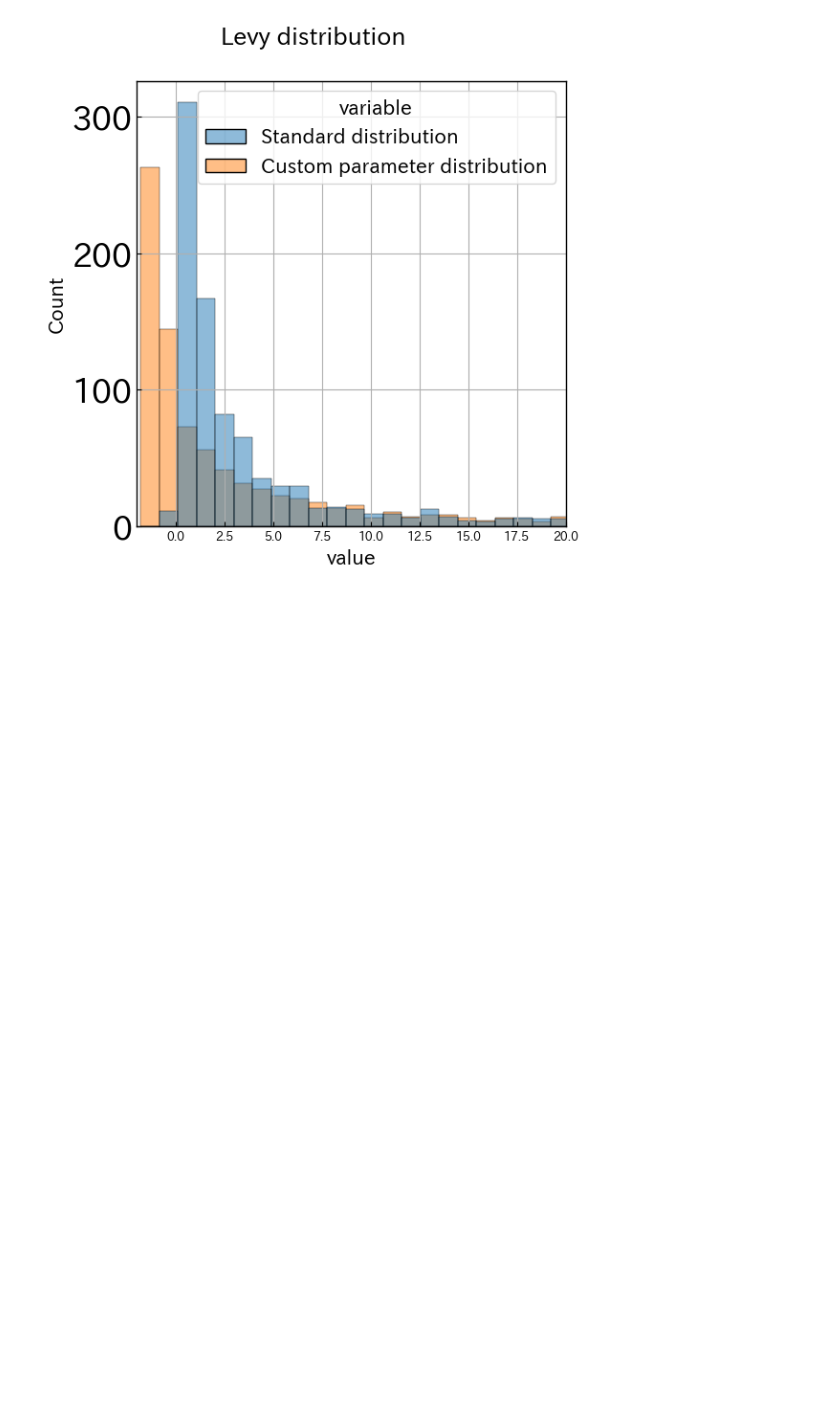
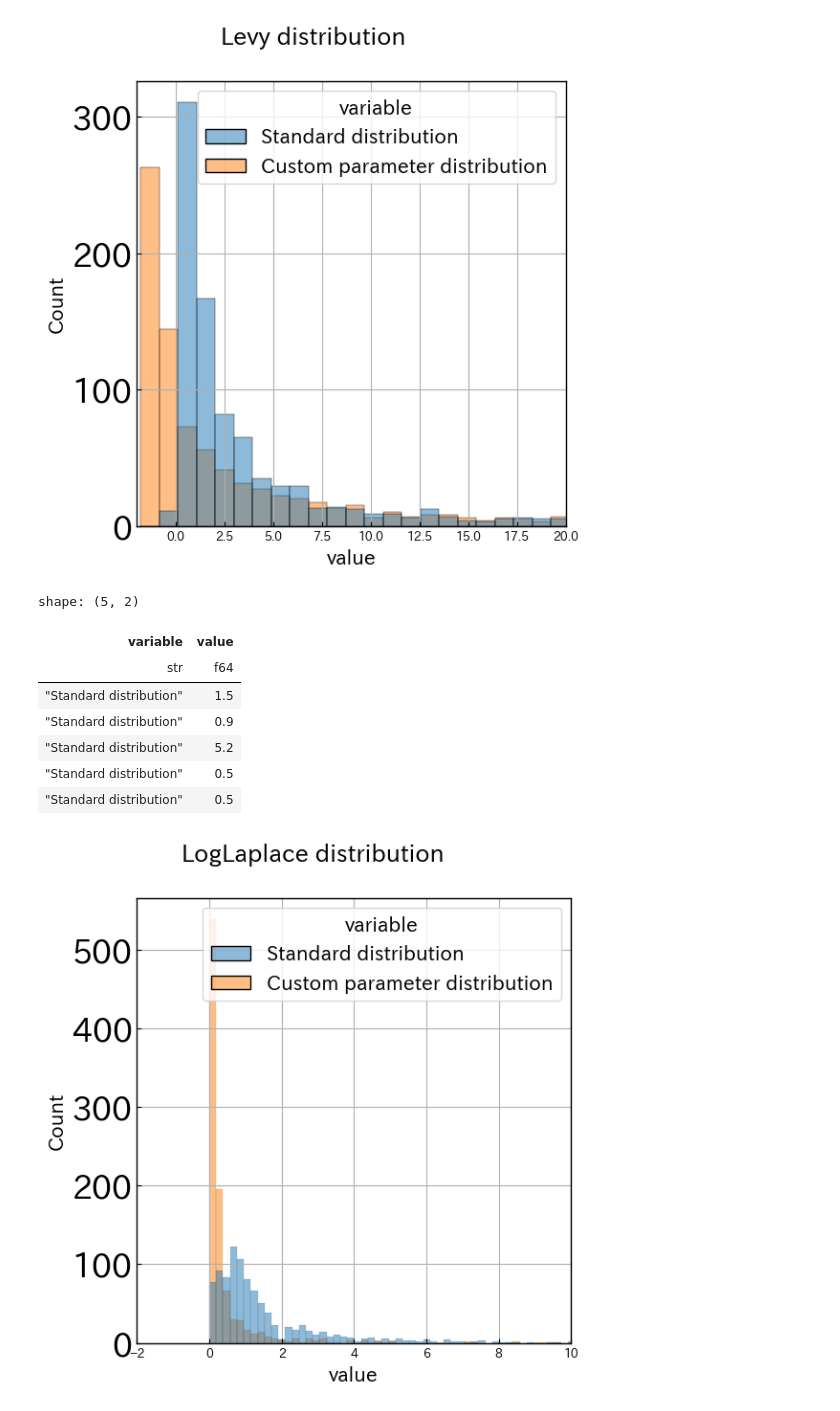
Before and after one commit to Tremendous1192/demo_rand_simple, a Jupyter notebook: notebooks/demo.ipynb, the cells around one changed output. Cells and saved outputs as stored; diff of their text form; code cells hidden in the pictures; blank space fills up the shorter version.

Commit message:
LogLaplace分布

```diff
--- a/notebooks/demo.ipynb
+++ b/notebooks/demo.ipynb
@@ -706,3 +706,43 @@ shape: (5, 2)
 | "Standard distribution" | 0.3 |
 | "Standard distribution" | 66.3 |
 [figure]
+# %%
+name = "LogLaplace"# distribution
+df = (
+    pl.read_csv("../data/" + name + ".csv")
+    # プロット時間を短くするために、値を丸める
+    .with_columns([
+        pl.col("Standard distribution").round(1),
+        pl.col("Custom parameter distribution").round(1),
+    ])
+    # プロット処理を短くするために、外れ値を削除する
+    .unpivot(cs.numeric())
+    .filter(
+        pl.col("value").abs() < 100
+    )
+)
+
+# Show first 5 rows data
+display(df.head())
+
+# Plot distribution
+fig, ax = plt.subplots(nrows = 1, ncols = 1, figsize = (6, 6))
+sns.histplot(
+    data = df,
+    x = "value",
+    hue = "variable",
+    ax = ax,
+)
+plt.suptitle(name + " distribution")
+plt.setp(ax, xlim = (-2, 10))
+plt.tight_layout()
+# %% [output]
+shape: (5, 2)
+| variable | value |
+| str | f64 |
+| "Standard distribution" | 1.5 |
+| "Standard distribution" | 0.9 |
+| "Standard distribution" | 5.2 |
+| "Standard distribution" | 0.5 |
+| "Standard distribution" | 0.5 |
+[figure, added]
```
Also changed, not shown: 3 other files.
